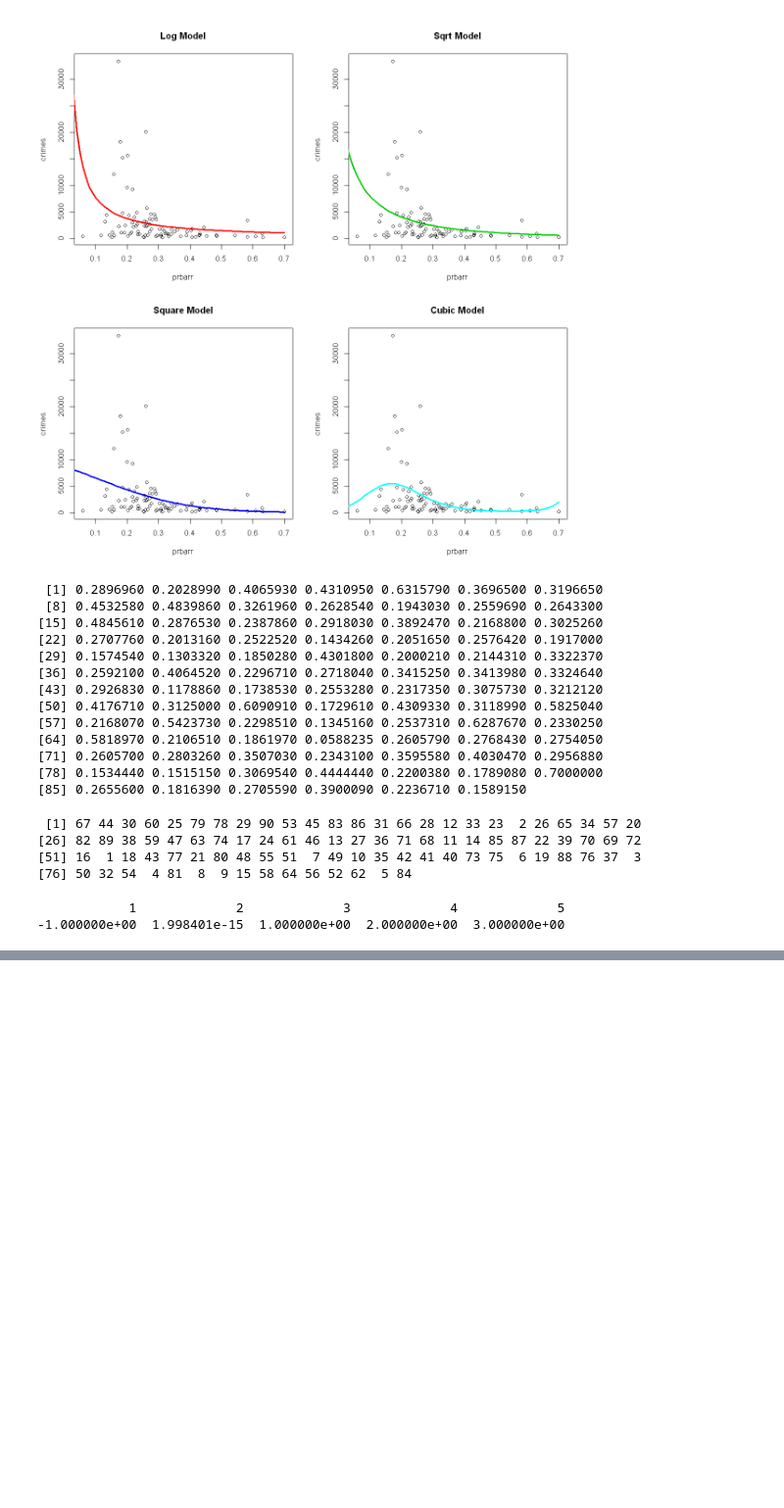
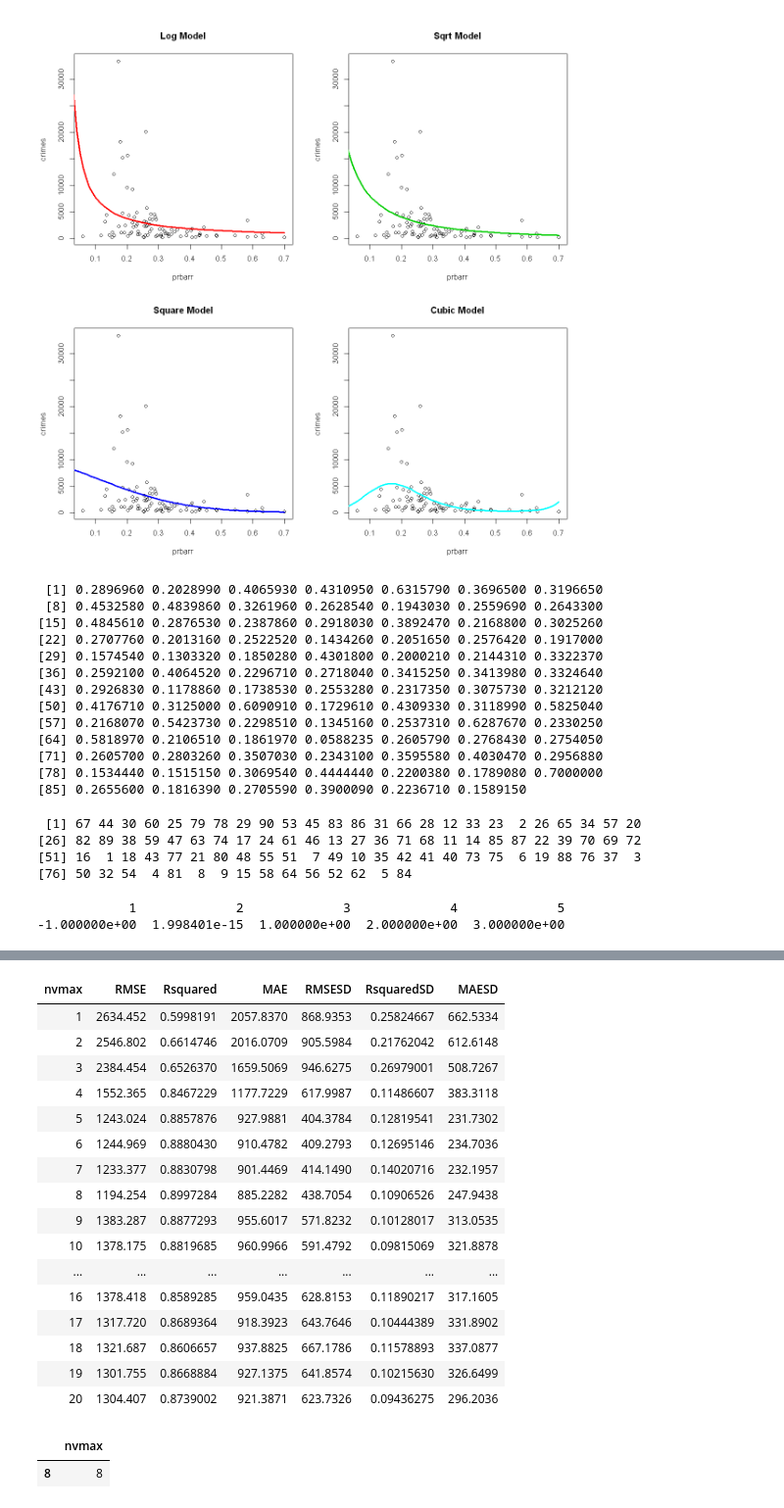
Before and after one commit to HenningAthor/SV_Crimes, a Jupyter notebook: Max/Analyse Zusammenhänge.ipynb, the cells around one changed output, grey strips where cells are left out. Shown at 98% size. Cells and saved outputs as stored; diff of their text form; code cells hidden in the pictures; blank space fills up the shorter version.

```diff
--- a/Max/Analyse Zusammenhänge.ipynb
+++ b/Max/Analyse Zusammenhänge.ipynb
@@ -264,7 +266,7 @@ crimesglm0 = glm(crimes ~ region, data=crimes, family=poisson(link="log"))
 
 #Modell nach grafischer Zusammenhangsanalyse zwischen crimes und den anderen Einflussgrößen
 #(erstmal von linearer Zusammenhang ausgehen)
-crimesglm1 = glm(crimes ~ region + density + polpc + prbarr + prbpris + wcon + wfir + wser + wtrd,
+crimesglm1 = glm(crimes ~ region + area + density + pctmin + polpc + prbarr + prbpris + wcon + wfir + wser + wtrd,
                  data=crimes, family=poisson(link="log"))
 
 #Modell nach grafischer Zusammenhangsanalyse zwischen crimes und den anderen Einflussgrößen (nur sicherer Zusammenhang)
@@ -273,11 +275,11 @@ crimesglm2 = glm(crimes ~ region + density + prbarr + wcon + wfir + wser + wtrd,
                  data=crimes, family=poisson(link="log"))
 
 # Modell 1 mit möglichen spezifischen Zusammenhang
-crimesglm3 = glm(crimes ~ region + I(sqrt(density)) + polpc + I(polpc^2) + prbarr + I(prbarr^2) + prbpris
+crimesglm3 = glm(crimes ~ region + area + I(sqrt(density)) + I(sqrt(pctmin)) + polpc + I(polpc^2) + I(log(prbarr)) + prbpris
                  + I(prbpris^2) + I(sqrt(wcon)) + I(log(wfir)) + I(sqrt(wser)) + wtrd + I(wtrd^2),
                  data=crimes, family=poisson(link="log"))
 
 # Modell 3, aber wenn zwei Einflussgrößen linearen Zusammenhang, nur eine ins Modell aufnehmen,
 #da die andere nicht mehr Information liefert
-crimesglm4 = glm(crimes ~ region + I(sqrt(density)) + polpc + I(polpc^2) + prbarr + I(prbarr^2) + I(sqrt(wcon)) + wtrd + I(wtrd^2),
+crimesglm4 = glm(crimes ~ region + area + I(sqrt(density)) + I(sqrt(pctmin)) + polpc + I(polpc^2) + I(log(prbarr)) + I(sqrt(wcon)) + wtrd + I(wtrd^2),
                  data=crimes, family=poisson(link="log"))
@@ -511,0 +473,16 @@ cat( "Modell 4: ",SEP4,"\n")
+# %%
+# Modell 3, aber wenn zwei Einflussgrößen linearen Zusammenhang, nur eine ins Modell aufnehmen,
+#da die andere nicht mehr Information liefert
+
+crimesglm4.1 = glm(crimes ~ region, data=crimes, family=poisson(link="log"))
+crimesglm4.2 = glm(crimes ~ region + area, data=crimes, family=poisson(link="log"))
+crimesglm4.3 = glm(crimes ~ region + area + I(sqrt(density)), data=crimes, family=poisson(link="log"))
+crimesglm4.4 = glm(crimes ~ region + area + I(sqrt(density)) + I(sqrt(pctmin)), data=crimes, family=poisson(link="log"))
+crimesglm4.5 = glm(crimes ~ region + area + I(sqrt(density)) + I(sqrt(pctmin)) + polpc, data=crimes, family=poisson(link="log"))
+crimesglm4.6 = glm(crimes ~ region + area + I(sqrt(density)) + I(sqrt(pctmin)) + polpc + I(polpc^2), data=crimes, family=poisson(link="log"))
+crimesglm4.7 = glm(crimes ~ region + area + I(sqrt(density)) + I(sqrt(pctmin)) + polpc + I(polpc^2) + I(log(prbarr)), data=crimes, family=poisson(link="log"))
+crimesglm4.8 = glm(crimes ~ region + area + I(sqrt(density)) + I(sqrt(pctmin)) + polpc + I(polpc^2) + I(log(prbarr)) + I(sqrt(wcon)), data=crimes, family=poisson(link="log"))
+crimesglm4.9 = glm(crimes ~ region + area + I(sqrt(density)) + I(sqrt(pctmin)) + polpc + I(polpc^2) + I(log(prbarr)) + I(sqrt(wcon)) + wtrd, data=crimes, family=poisson(link="log"))
+crimesglm4.10 = glm(crimes ~ region + area + I(sqrt(density)) + I(sqrt(pctmin)) + polpc + I(polpc^2) + I(log(prbarr)) + I(sqrt(wcon)) + wtrd + I(wtrd^2), data=crimes, family=poisson(link="log"))
+
+anova(crimesglm4.1, crimesglm4.2, crimesglm4.3, crimesglm4.4, crimesglm4.5, crimesglm4.6, crimesglm4.7, crimesglm4.8, crimesglm4.9, crimesglm4.10, test="LRT")
@@ -511,0 +582,4 @@ cat( "Modell 4: ",SEP4,"\n")
+# %%
+crimesWithoutCounty = crimes[-c(length(crimes))]
+
+crimesWithoutCounty
@@ -511,0 +604,7 @@ cat( "Modell 4: ",SEP4,"\n")
+# %%
+# Fit the full model
+full.model <- glm(crimes ~ .^2, data=crimesWithoutCounty, family=poisson(link="log"))
+# Stepwise regression model
+step.model <- stepAIC(full.model, direction = "both",
+                      trace = FALSE)
+summary(step.model)
@@ -511,0 +653,35 @@ cat( "Modell 4: ",SEP4,"\n")
+# %%
+# Set seed for reproducibility
+set.seed(123)
+# Set up repeated k-fold cross-validation
+train.control <- trainControl(method = "cv", number = 10)
+# Train the model
+step.model <- train(crimes ~ (region + area + I(sqrt(density)) + I(sqrt(pctmin)) + wtrd + I(wtrd^2))^2, data = crimesWithoutCounty,
+                    method = "leapBackward",
+                    tuneGrid = data.frame(nvmax = 1:20),
+                    trControl = train.control
+                    )
+step.model$results
+# %% [output]
+| nvmax | RMSE | Rsquared | MAE | RMSESD | RsquaredSD | MAESD |
+| 1 | 2634.452 | 0.5998191 | 2057.8370 | 868.9353 | 0.25824667 | 662.5334 |
+| 2 | 2546.802 | 0.6614746 | 2016.0709 | 905.5984 | 0.21762042 | 612.6148 |
+| 3 | 2384.454 | 0.6526370 | 1659.5069 | 946.6275 | 0.26979001 | 508.7267 |
+| 4 | 1552.365 | 0.8467229 | 1177.7229 | 617.9987 | 0.11486607 | 383.3118 |
+| 5 | 1243.024 | 0.8857876 | 927.9881 | 404.3784 | 0.12819541 | 231.7302 |
+| 6 | 1244.969 | 0.8880430 | 910.4782 | 409.2793 | 0.12695146 | 234.7036 |
+| 7 | 1233.377 | 0.8830798 | 901.4469 | 414.1490 | 0.14020716 | 232.1957 |
+| 8 | 1194.254 | 0.8997284 | 885.2282 | 438.7054 | 0.10906526 | 247.9438 |
+| 9 | 1383.287 | 0.8877293 | 955.6017 | 571.8232 | 0.10128017 | 313.0535 |
+| 10 | 1378.175 | 0.8819685 | 960.9966 | 591.4792 | 0.09815069 | 321.8878 |
+| ... | ... | ... | ... | ... | ... | ... |
+| 16 | 1378.418 | 0.8589285 | 959.0435 | 628.8153 | 0.11890217 | 317.1605 |
+| 17 | 1317.720 | 0.8689364 | 918.3923 | 643.7646 | 0.10444389 | 331.8902 |
+| 18 | 1321.687 | 0.8606657 | 937.8825 | 667.1786 | 0.11578893 | 337.0877 |
+| 19 | 1301.755 | 0.8668884 | 927.1375 | 641.8574 | 0.10215630 | 326.6499 |
+| 20 | 1304.407 | 0.8739002 | 921.3871 | 623.7326 | 0.09436275 | 296.2036 |
+# %%
+step.model$bestTune
+# %% [output]
+|  | nvmax |
+| 8 | 8 |
```
Also changed, not shown: parts of 21 cells of this notebook.
